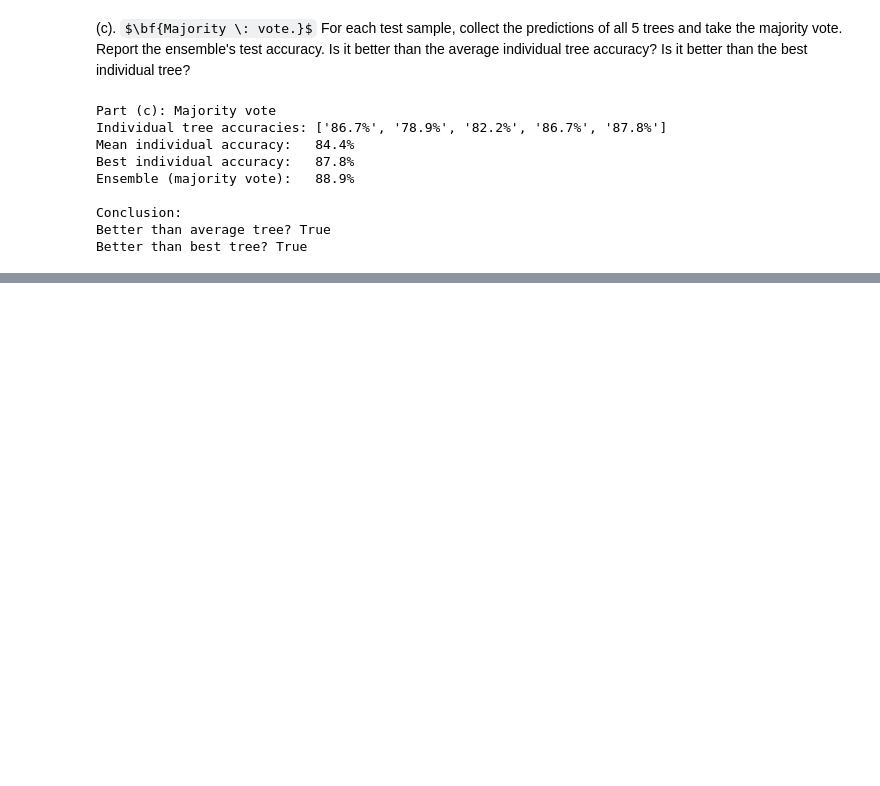
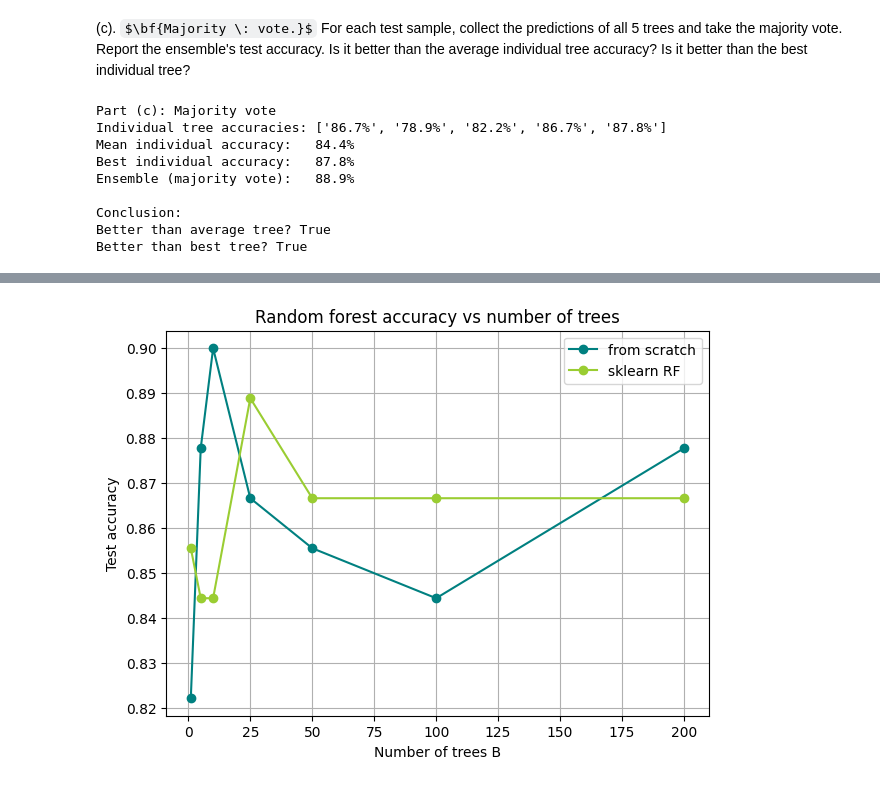
Before and after one commit to lsdun/phys657_spring_2026_Lauren_Abeera, a Jupyter notebook: Module6/Module6_Problem2.ipynb, the cells around one changed output, grey strips where cells are left out. Saved outputs shown, nothing was run; the diff lists cells and outputs as text; code cells hidden in the pictures; some formulas as TeX source; blank space fills up the shorter version.

```diff
--- a/Module6/Module6_Problem2.ipynb
+++ b/Module6/Module6_Problem2.ipynb
@@ -104,0 +162,15 @@ Better than best tree? True
+# %%
+import matplotlib.colors as mcolors
+
+plt.figure(figsize=(7, 5))
+plt.plot(B_vals, og_accs, marker='o', color= 'teal', label='from scratch')
+plt.plot(B_vals, sk_accs, marker='o', color= 'yellowgreen', label='sklearn RF')
+
+plt.xlabel("Number of trees B")
+plt.ylabel("Test accuracy")
+plt.title("Random forest accuracy vs number of trees")
+plt.legend()
+plt.grid(True)
+plt.show()
+# %% [output]
+[figure, added]
```
Also changed, not shown: parts of 2 cells of this notebook.
